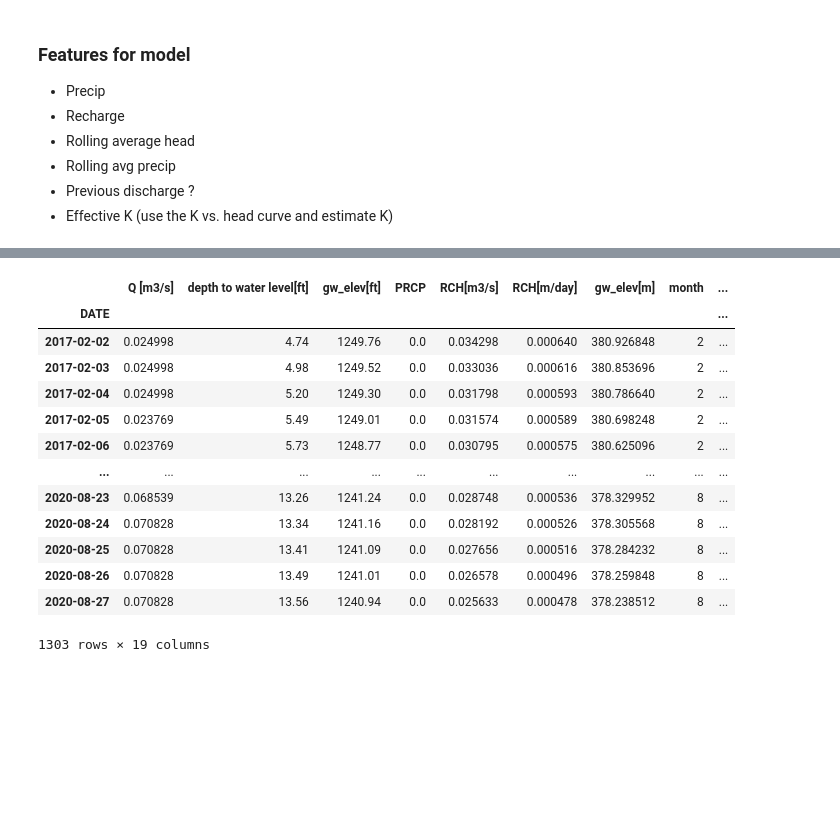
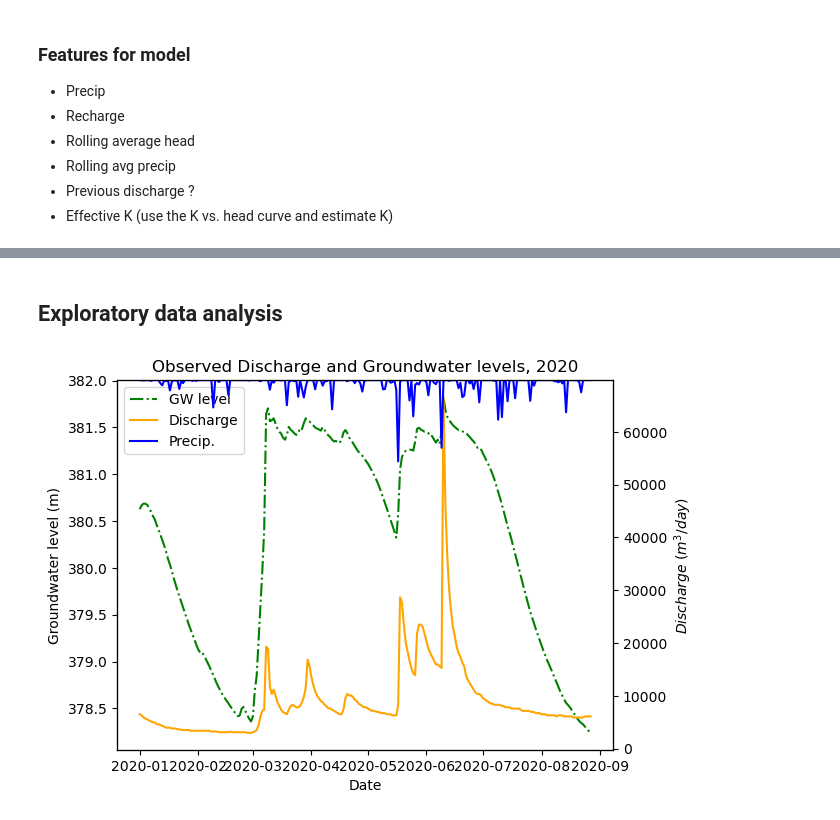
Before and after one commit to jhuang523/lumped_parameter_model, a Jupyter notebook: ml.ipynb, the cells around one changed output, grey strips where cells are left out. Cells and saved outputs as stored; diff of their text form; code cells hidden in the pictures; blank space fills up the shorter version.

```diff
--- a/ml.ipynb
+++ b/ml.ipynb
@@ -86,4 +68,5 @@ df = pd.read_csv('ml_daily_raw_data.csv')
 # %%
 df = df[df['Q [m3/s]'].isna() == False] #filter out empty Q values
 df['gw_elev[m]'] = df['gw_elev[ft]'] * .3048
+df['Q [m3/d]']  = df['Q [m3/s]'] * 86400
 # %%
@@ -95,37 +76,51 @@ except:
 # %%
 #time series related features
 df['month'] = df.index.month
-df['is_growing_season'] = df['month'].isin([6,7,8,9]).astype(int)
+df['month'] = df['month'].shift(1)
+df['is_growing_season'] = df['month'].isin([6,7,8,9]).astype(int).shift(1)
+df['RCH[m/day]'] = df['RCH[m/day]'].shift(1)
 # %%
 #rolling average Q
-df['Q 1d avg'] =  df['Q [m3/s]'].shift(1).rolling(window ='1D').mean()
-df['Q 3d avg'] = df['Q [m3/s]'].shift(1).rolling(window ='3D').mean()
-df['Q 7d avg']= df['Q [m3/s]'].shift(1).rolling(window ='7D').mean()
+df['Q 1d avg'] =  df['Q [m3/d]'].shift(1).rolling(window ='1D').mean()
+df['Q 3d avg'] = df['Q [m3/d]'].shift(1).rolling(window ='3D').mean()
+df['Q 7d avg']= df['Q [m3/d]'].shift(1).rolling(window ='7D').mean()
 # df['Q 12h avg'] = df['Q [m3/s]'].shift(1).rolling(window ='12h').mean()
 # %%
 #precip
-df['precip cum 1d [in]'] = df['PRCP'].rolling(window = '1D').sum()
-df['precip cum 3d [in]'] = df['PRCP'].rolling(window = '3D').sum()
-df['precip cum 7d [in]'] = df['PRCP'].rolling(window = '7D').sum()
+df['precip cum 1d [in]'] = df['PRCP'].shift(1).rolling(window = '1D').sum()
+df['precip cum 3d [in]'] = df['PRCP'].shift(1).rolling(window = '3D').sum()
+df['precip cum 7d [in]'] = df['PRCP'].shift(1).rolling(window = '7D').sum()
 # %%
 #head
 df['head 1d avg'] = df['gw_elev[m]'].shift(1).rolling(window = '1D').mean()
 df['head 3d avg'] = df['gw_elev[m]'].shift(1).rolling(window = '3D').mean()
 df['head 7d avg'] = df['gw_elev[m]'].shift(1).rolling(window = '7D').mean()
-# %%
-df
-# %% [output]
-|  | Q [m3/s] | depth to water level[ft] | gw_elev[ft] | PRCP | RCH[m3/s] | RCH[m/day] | gw_elev[m] | month | ... |
-| DATE |  |  |  |  |  |  |  |  | ... |
-| 2017-02-02 | 0.024998 | 4.74 | 1249.76 | 0.0 | 0.034298 | 0.000640 | 380.926848 | 2 | ... |
-| 2017-02-03 | 0.024998 | 4.98 | 1249.52 | 0.0 | 0.033036 | 0.000616 | 380.853696 | 2 | ... |
-| 2017-02-04 | 0.024998 | 5.20 | 1249.30 | 0.0 | 0.031798 | 0.000593 | 380.786640 | 2 | ... |
-| 2017-02-05 | 0.023769 | 5.49 | 1249.01 | 0.0 | 0.031574 | 0.000589 | 380.698248 | 2 | ... |
-| 2017-02-06 | 0.023769 | 5.73 | 1248.77 | 0.0 | 0.030795 | 0.000575 | 380.625096 | 2 | ... |
-| ... | ... | ... | ... | ... | ... | ... | ... | ... | ... |
-| 2020-08-23 | 0.068539 | 13.26 | 1241.24 | 0.0 | 0.028748 | 0.000536 | 378.329952 | 8 | ... |
-| 2020-08-24 | 0.070828 | 13.34 | 1241.16 | 0.0 | 0.028192 | 0.000526 | 378.305568 | 8 | ... |
-| 2020-08-25 | 0.070828 | 13.41 | 1241.09 | 0.0 | 0.027656 | 0.000516 | 378.284232 | 8 | ... |
-| 2020-08-26 | 0.070828 | 13.49 | 1241.01 | 0.0 | 0.026578 | 0.000496 | 378.259848 | 8 | ... |
-| 2020-08-27 | 0.070828 | 13.56 | 1240.94 | 0.0 | 0.025633 | 0.000478 | 378.238512 | 8 | ... |
-1303 rows × 19 columns
+# %% [markdown]
+## Exploratory data analysis
+# %%
+year = 2020
+temp = df[df.index.year == year]
+fig, ax = plt.subplots()
+twinax = ax.twinx()
+twin2 = ax.twinx()
+sns.lineplot(x = temp.index, y = temp['gw_elev[m]'], label = 'GW level', ax= ax, linestyle = '-.', color = 'green', legend = False)
+sns.lineplot(x = temp.index, y = temp['Q [m3/d]'], label = 'Discharge', ax = twinax, color = 'orange', legend = False)
+sns.lineplot(x = temp.index, y = temp['PRCP'], label = 'Precip.', ax = twin2, color = 'blue', legend = False)
+twin2.set_ylim(0,10)
+twin2.invert_yaxis()
+twin2.yaxis.set_ticks([])                 # Remove ticks
+twin2.yaxis.set_ticklabels([])            # Remove tick labels
+twin2.set_ylabel('')
+handles1, labels1 = ax.get_legend_handles_labels()
+handles2, labels2 = twinax.get_legend_handles_labels()
+handles3, labels3 = twin2.get_legend_handles_labels()
+
+# Combine legends and place them properly
+ax.legend(handles1 + handles2 + handles3, labels1 + labels2 + labels3,  loc="upper left")
+ax.set_xlabel("Date")
+ax.set_ylabel("Groundwater level (m)")
+twinax.set_ylabel(r'$Discharge\ (m^3/day)$')
+plt.title(f"Observed Discharge and Groundwater levels, {year}")
+plt.savefig(f"figs/h_Q_precip_{year}.png", bbox_inches = "tight", transparent = True)
+# %% [output]
+[figure, added]
```
Also changed, not shown: parts of 35 cells of this notebook, 14 other files.
